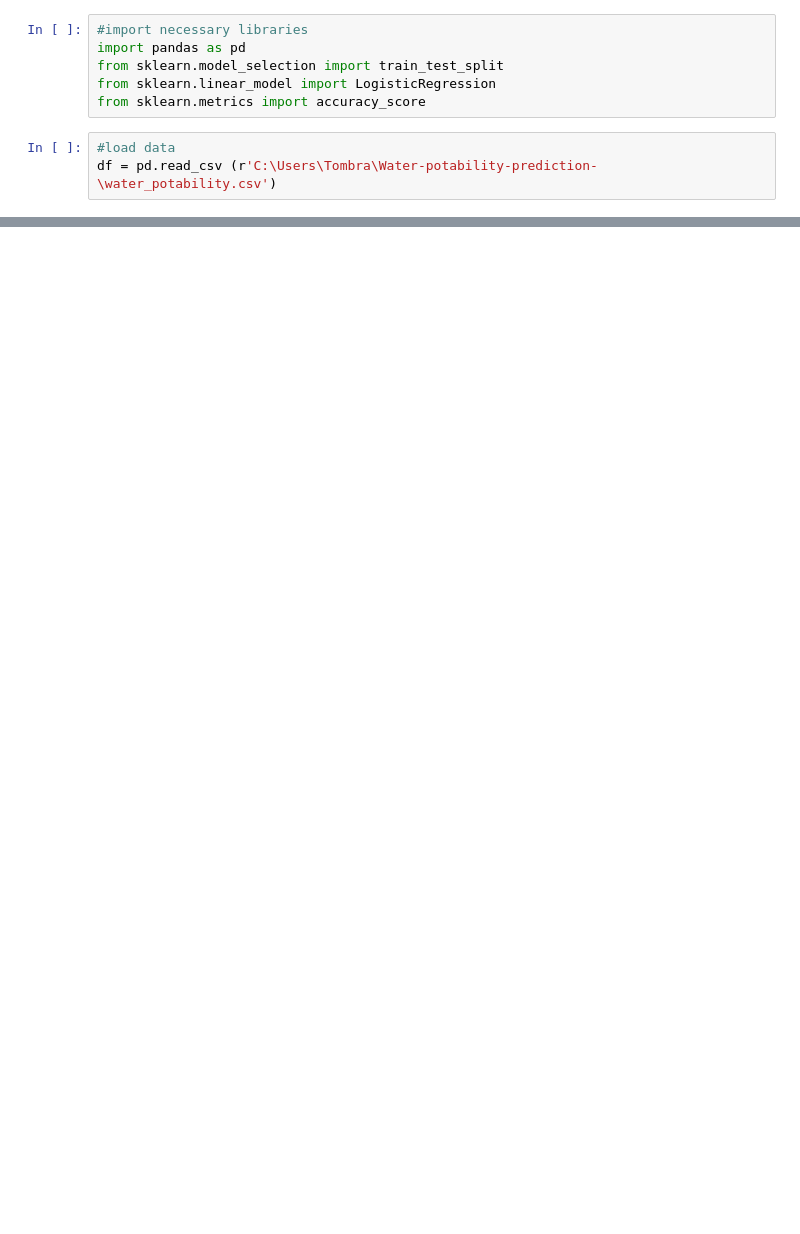
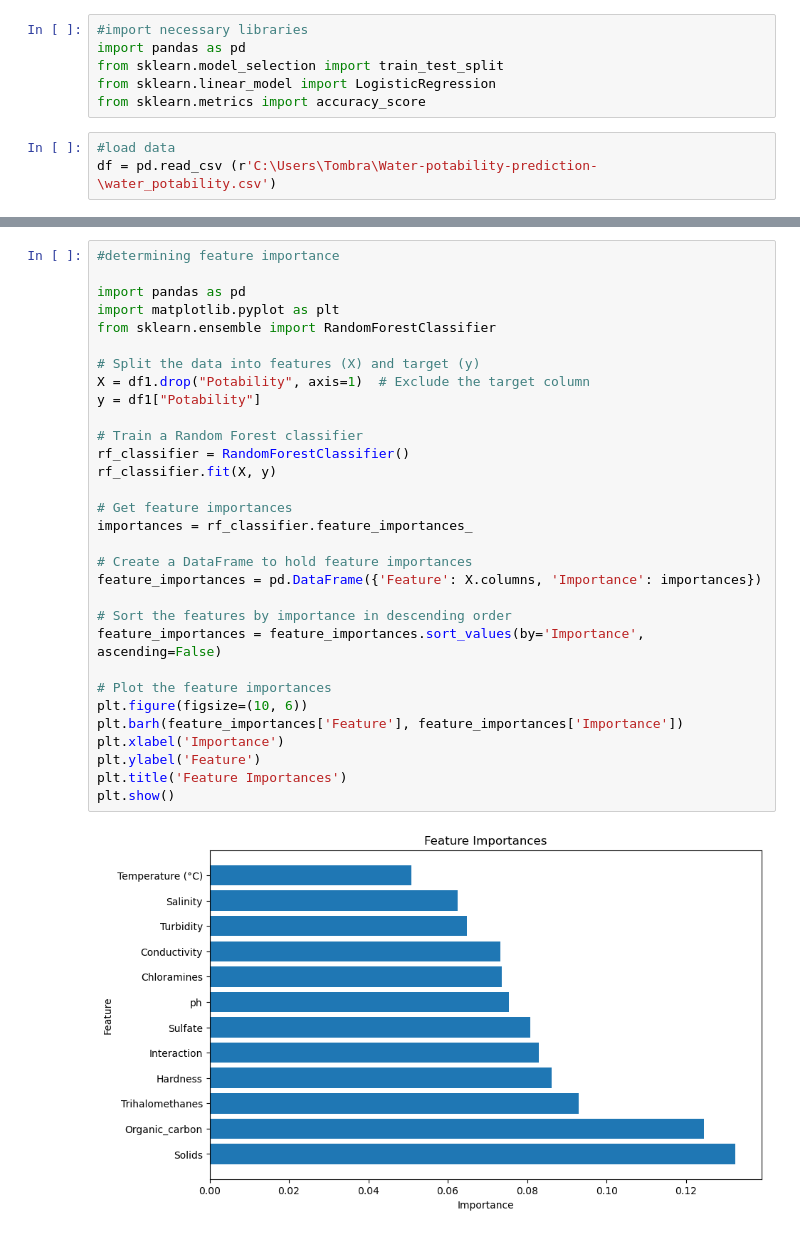
Before and after one commit to tombra1984/Water-Potability-prediction-, a Jupyter notebook: modelling.ipynb, the cells around one changed output, grey strips where cells are left out. Saved outputs shown, nothing was run; the diff lists cells and outputs as text; blank space fills up the shorter version.

```diff
--- a/modelling.ipynb
+++ b/modelling.ipynb
@@ -33,0 +74,33 @@ df1
+# %%
+#determining feature importance
+
+import pandas as pd
+import matplotlib.pyplot as plt
+from sklearn.ensemble import RandomForestClassifier
+
+# Split the data into features (X) and target (y)
+X = df1.drop("Potability", axis=1)  # Exclude the target column
+y = df1["Potability"]
+
+# Train a Random Forest classifier
+rf_classifier = RandomForestClassifier()
+rf_classifier.fit(X, y)
+
+# Get feature importances
+importances = rf_classifier.feature_importances_
+
+# Create a DataFrame to hold feature importances
+feature_importances = pd.DataFrame({'Feature': X.columns, 'Importance': importances})
+
+# Sort the features by importance in descending order
+feature_importances = feature_importances.sort_values(by='Importance', ascending=False)
+
+# Plot the feature importances
+plt.figure(figsize=(10, 6))
+plt.barh(feature_importances['Feature'], feature_importances['Importance'])
+plt.xlabel('Importance')
+plt.ylabel('Feature')
+plt.title('Feature Importances')
+plt.show()
+# %% [output]
+[figure, added]
```
Also changed, not shown: parts of 70 cells of this notebook, 3 other files.
